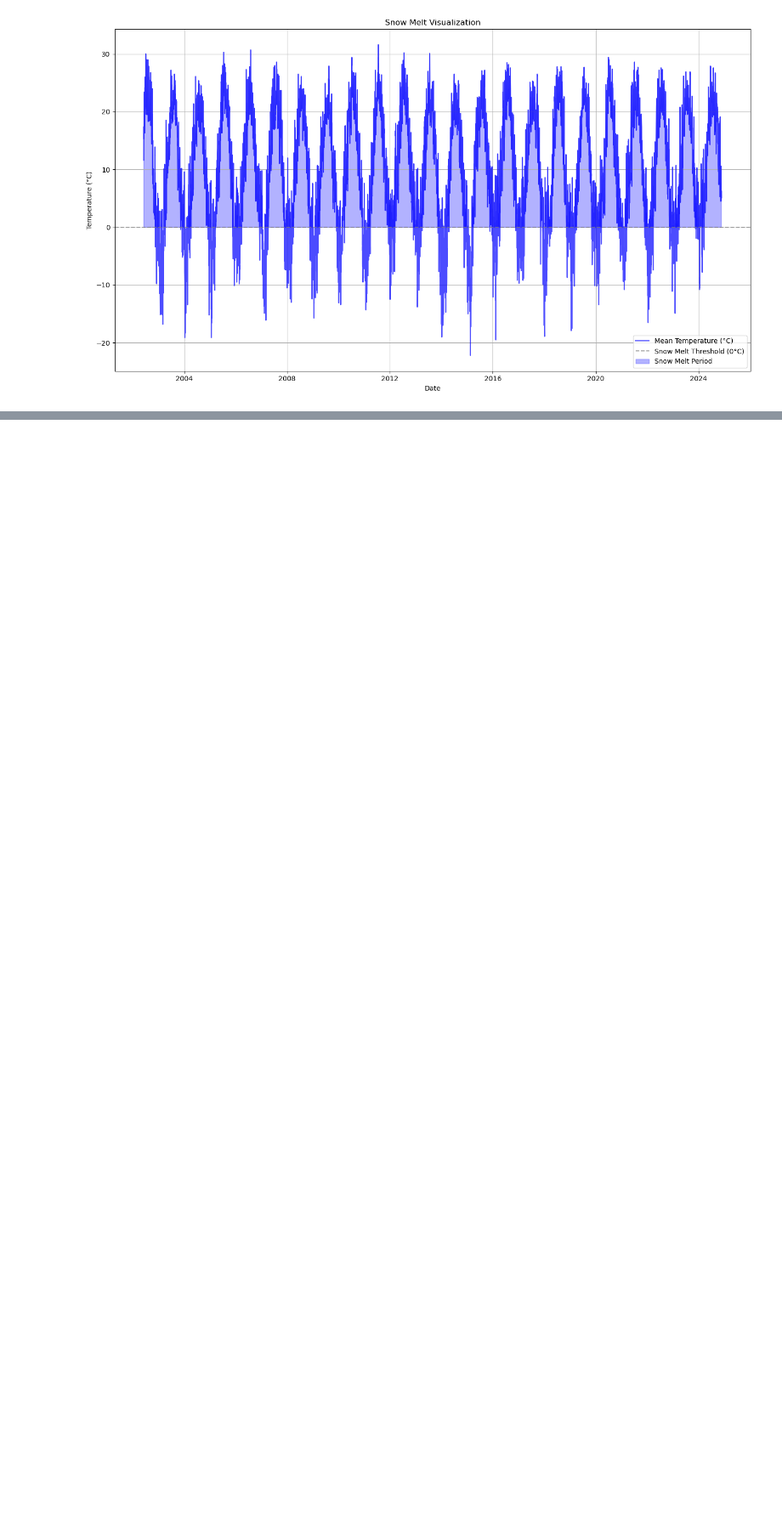
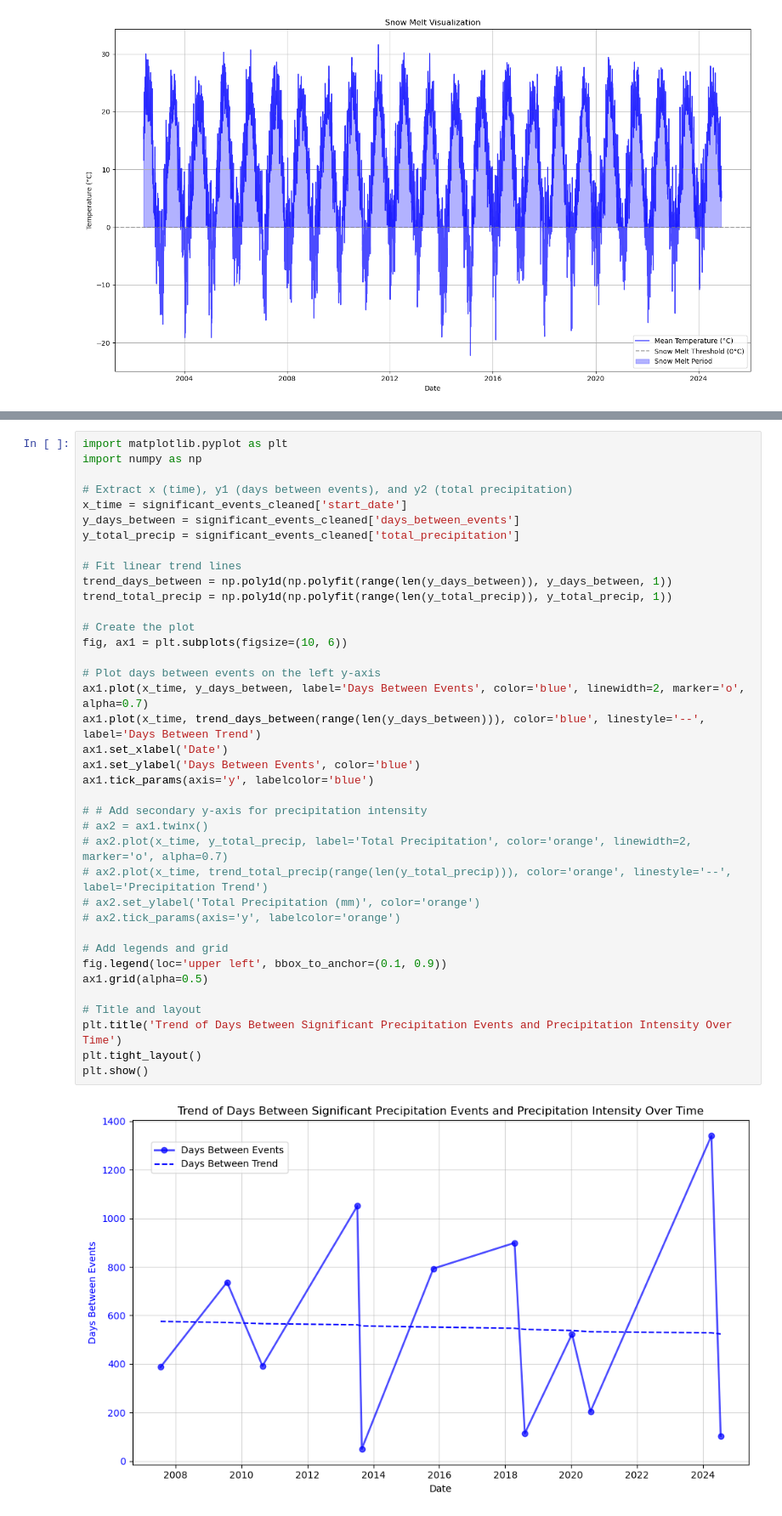
Before and after one commit to Lyimo-The-Destroyer/Papas-Piazzeria, a Jupyter notebook: Code Material/Climate Analysis.ipynb, the cells around one changed output, grey strips where cells are left out. Shown at 85% size. Saved outputs shown, nothing was run; the diff lists cells and outputs as text; blank space fills up the shorter version.

```diff
--- a/Code Material/Climate Analysis.ipynb
+++ b/Code Material/Climate Analysis.ipynb
@@ -286,2 +551,42 @@ plt.show()
 # %% [output]
 [figure]
+# %%
+import matplotlib.pyplot as plt
+import numpy as np
+
+# Extract x (time), y1 (days between events), and y2 (total precipitation)
+x_time = significant_events_cleaned['start_date']
+y_days_between = significant_events_cleaned['days_between_events']
+y_total_precip = significant_events_cleaned['total_precipitation']
+
+# Fit linear trend lines
+trend_days_between = np.poly1d(np.polyfit(range(len(y_days_between)), y_days_between, 1))
+trend_total_precip = np.poly1d(np.polyfit(range(len(y_total_precip)), y_total_precip, 1))
+
+# Create the plot
+fig, ax1 = plt.subplots(figsize=(10, 6))
+
+# Plot days between events on the left y-axis
+ax1.plot(x_time, y_days_between, label='Days Between Events', color='blue', linewidth=2, marker='o', alpha=0.7)
+ax1.plot(x_time, trend_days_between(range(len(y_days_between))), color='blue', linestyle='--', label='Days Between Trend')
+ax1.set_xlabel('Date')
+ax1.set_ylabel('Days Between Events', color='blue')
+ax1.tick_params(axis='y', labelcolor='blue')
+
+# # Add secondary y-axis for precipitation intensity
+# ax2 = ax1.twinx()
+# ax2.plot(x_time, y_total_precip, label='Total Precipitation', color='orange', linewidth=2, marker='o', alpha=0.7)
+# ax2.plot(x_time, trend_total_precip(range(len(y_total_precip))), color='orange', linestyle='--', label='Precipitation Trend')
+# ax2.set_ylabel('Total Precipitation (mm)', color='orange')
+# ax2.tick_params(axis='y', labelcolor='orange')
+
+# Add legends and grid
+fig.legend(loc='upper left', bbox_to_anchor=(0.1, 0.9))
+ax1.grid(alpha=0.5)
+
+# Title and layout
+plt.title('Trend of Days Between Significant Precipitation Events and Precipitation Intensity Over Time')
+plt.tight_layout()
+plt.show()
+# %% [output]
+[figure, added]
```
Also changed, not shown: parts of 5 cells of this notebook, 4 other files.
